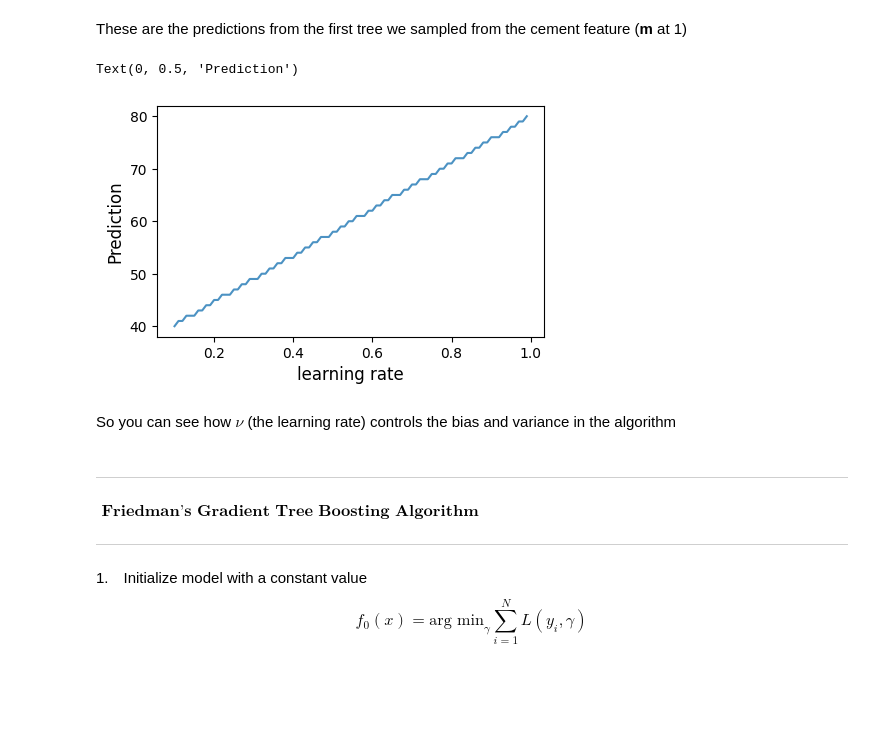
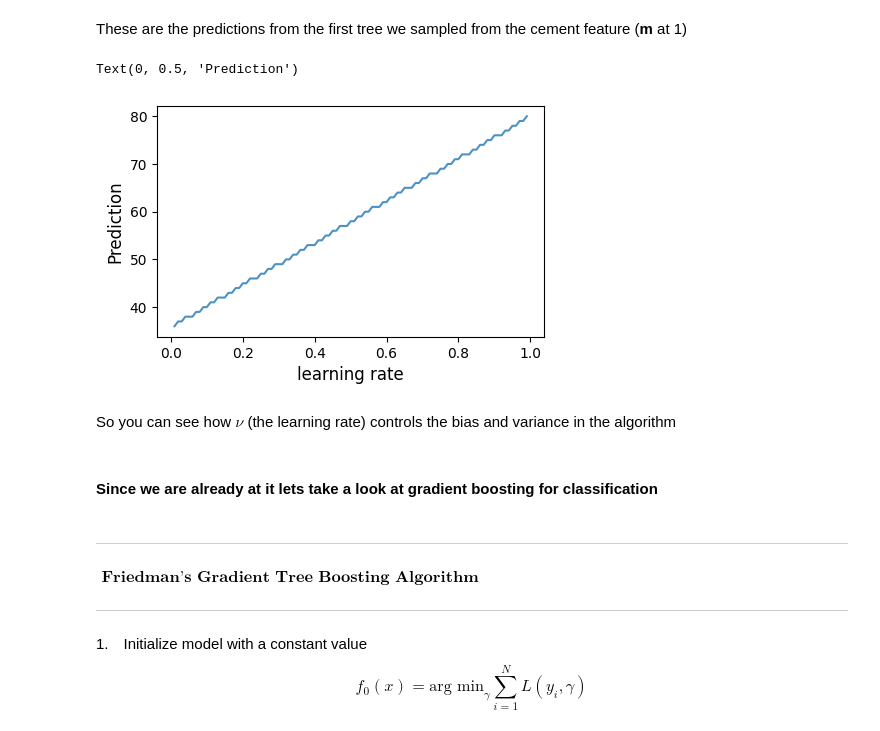
Before and after one commit to williamjwall/ensemble_investigation, a Jupyter notebook: concrete_strength_final.ipynb, the cells around one changed output. Saved outputs shown, nothing was run; the diff lists cells and outputs as text; code cells hidden in the pictures; blank space fills up the shorter version.

```diff
--- a/concrete_strength_final.ipynb
+++ b/concrete_strength_final.ipynb
@@ -434,18 +446,20 @@ for i in range (0,3):
 These are the predictions from the first tree we sampled from the cement feature (<b>m</b> at 1)
 # %%
 learning_rate = []
-for i in np.arange(0.1, 1, 0.01):
+for i in np.arange(0.01, 1, 0.01):
     learning_rate.append(round(35.81 + (i*44.16)))
 # %%
 plt.figure(figsize=(5, 3))
-sns.lineplot(x=np.arange(0.1, 1, 0.01), y=learning_rate, alpha=0.8)
+sns.lineplot(x=np.arange(0.01, 1, 0.01), y=learning_rate, alpha=0.8)
 plt.xlabel('learning rate', fontsize=12)
 plt.ylabel('Prediction', fontsize=12)
 # %% [output]
 Text(0, 0.5, 'Prediction')
-[figure, old version]
+[figure, new version]
 # %% [markdown]
 So you can see how $\nu$ (the learning rate) controls the bias and variance in the algorithm
+# %% [markdown]
+#### Since we are already at it lets take a look at gradient boosting for classification
 # %% [markdown]
 ***
 $\mathbf{\text{ Friedman's Gradient Tree Boosting Algorithm}}$<br>
```
Also changed, not shown: parts of 22 cells of this notebook.
